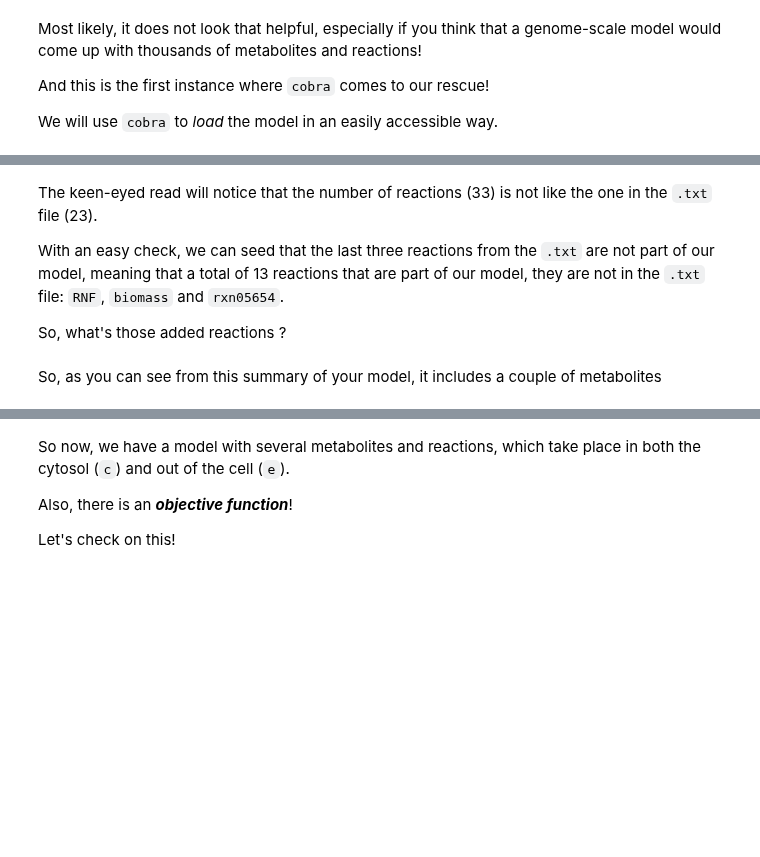
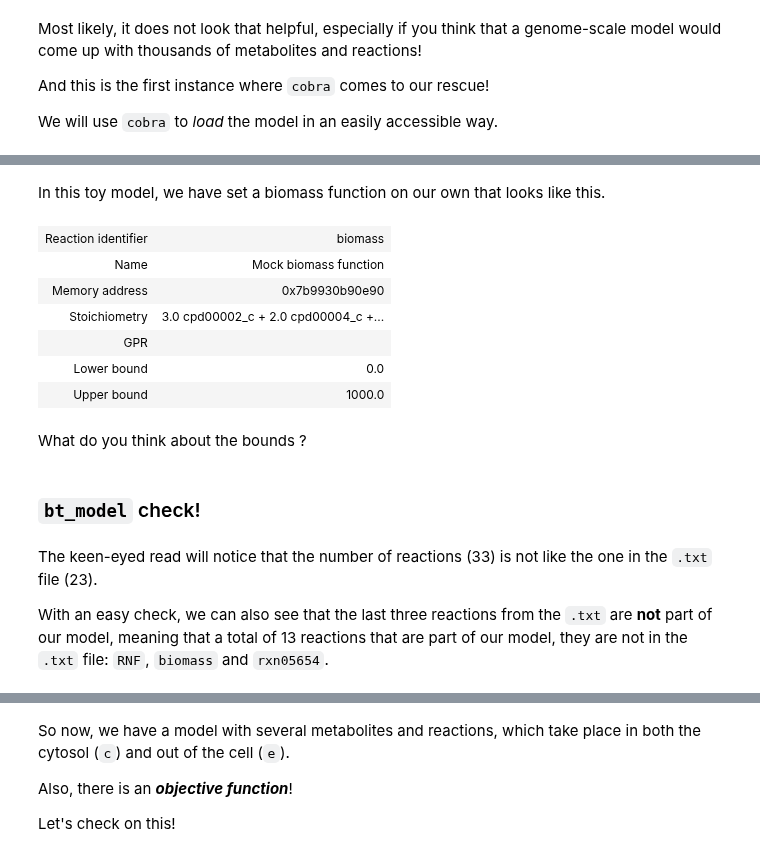
Before and after one commit to hariszaf/metabolic_toy_model, a Jupyter notebook: Antony2025/introductionToCOBRApy.ipynb, the cells around one changed output, grey strips where cells are left out. Saved outputs shown, nothing was run; the diff lists cells and outputs as text; code cells hidden in the pictures; blank space fills up the shorter version.

```diff
--- a/Antony2025/introductionToCOBRApy.ipynb
+++ b/Antony2025/introductionToCOBRApy.ipynb
@@ -216,12 +495,24 @@ Academic license - for non-commercial use only - expires 2026-03-11
+# %% [markdown]
+In this toy model, we have set a biomass function on our own that looks like this.
+# %%
+bt_model.reactions.biomass
+# %% [output]
+| Reaction identifier | biomass |
+| Name | Mock biomass function |
+| Memory address | 0x7b9930b90e90 |
+| Stoichiometry | 3.0 cpd00002_c + 2.0 cpd00004_c +... |
+| GPR |  |
+| Lower bound | 0.0 |
+| Upper bound | 1000.0 |
+# %% [markdown]
+What do you think about the bounds ?
+# %% [markdown]
+### `bt_model` check!
 # %% [markdown]
 The keen-eyed read will notice that the number of reactions (33) is not like the one in the `.txt` file (23).
 
-With an easy check, we can seed that the last three reactions from the `.txt` are not part of our model, meaning that a total of 13 reactions that are part of our model, they are not in the `.txt` file:
+With an easy check, we can also see that the last three reactions from the `.txt` are **not** part of our model, meaning that a total of 13 reactions that are part of our model, they are not in the `.txt` file:
 `RNF`, `biomass` and `rxn05654`.
-
-So, what's those added reactions ?
-# %% [markdown]
-So, as you can see from this summary of your model, it includes a couple of metabolites
 # %%
 genome_reactions.tail(3)
 # %% [output]
```
Also changed, not shown: parts of 82 cells of this notebook.
